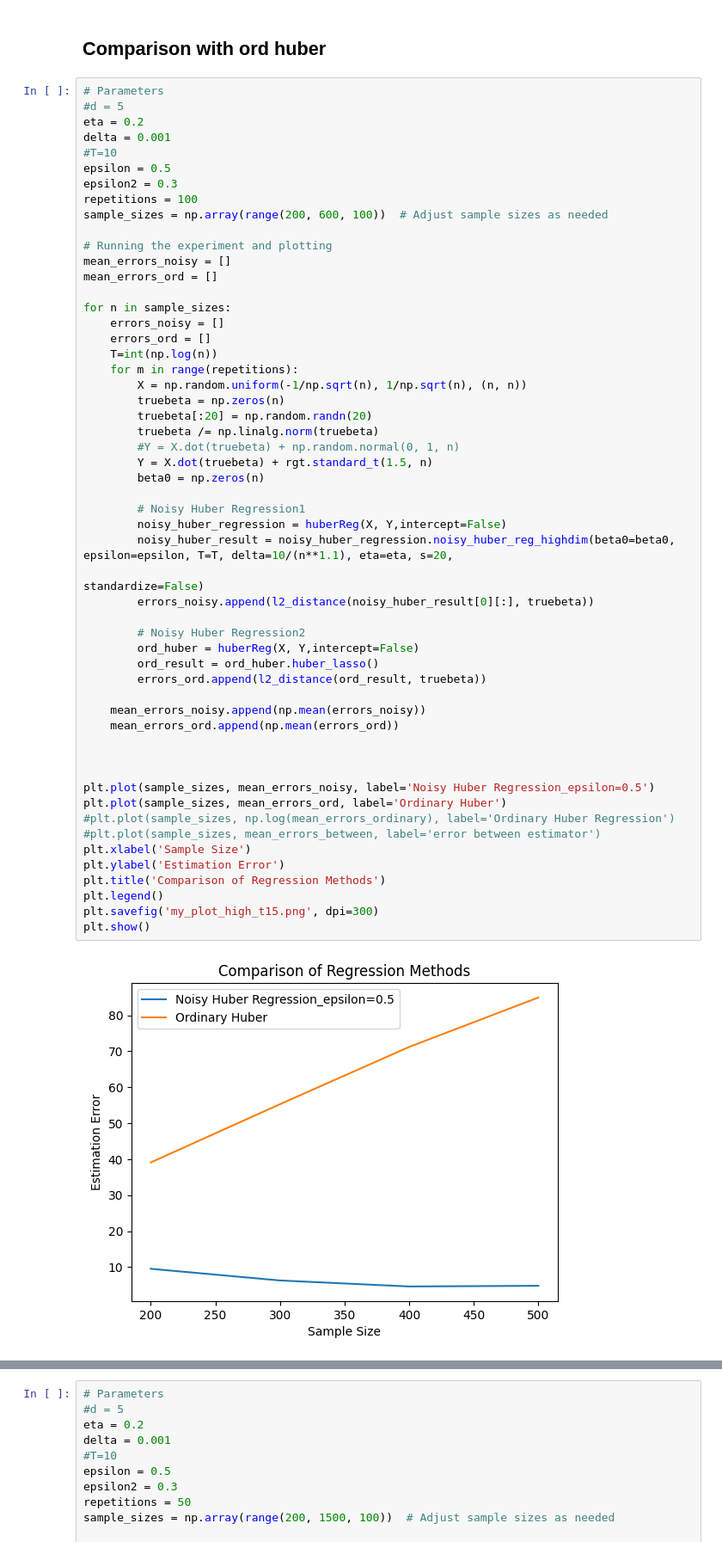
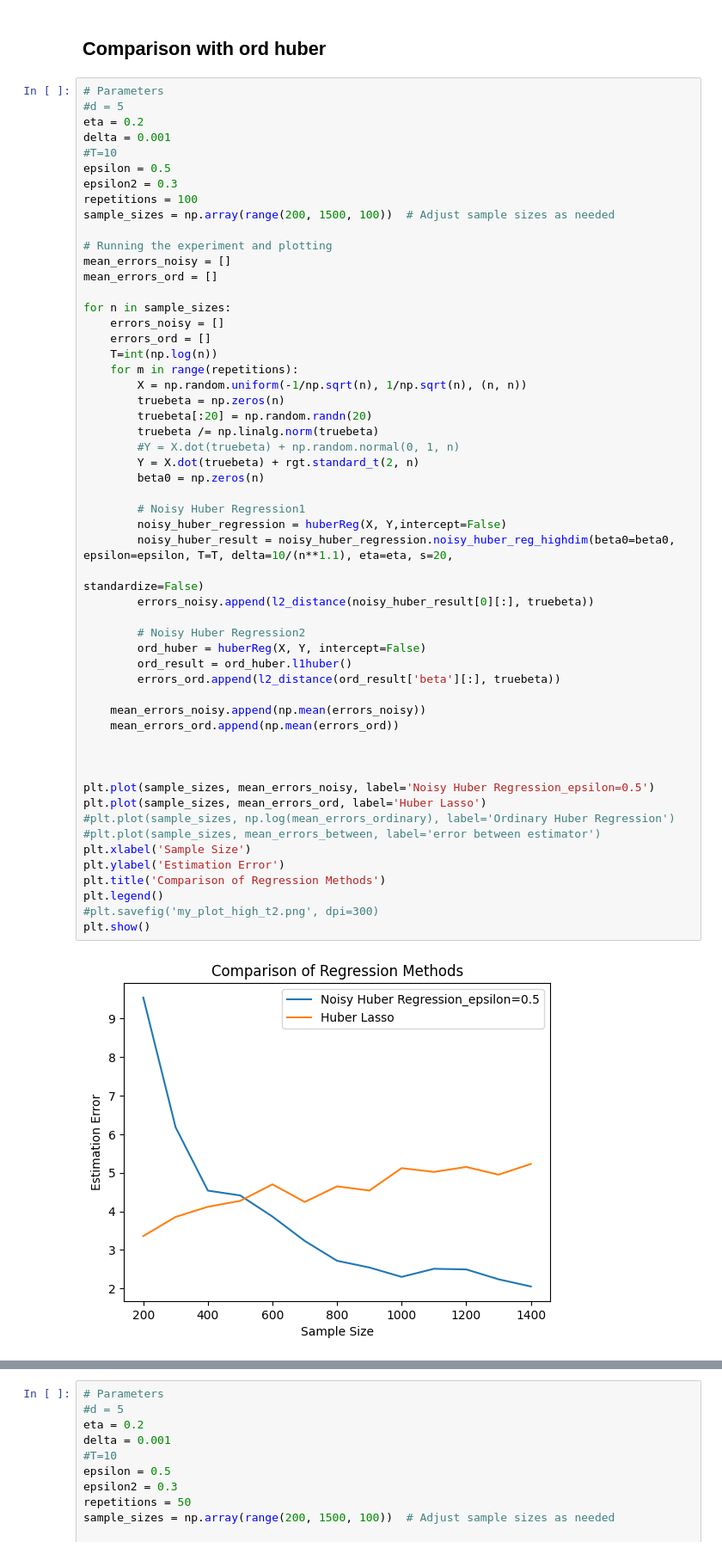
Before and after one commit to hsmoonjohn/DPHuber, a Jupyter notebook: DP_Huber_sim.ipynb, the cells around one changed output, grey strips where cells are left out. Shown: that part at 86% size. Cells and saved outputs as stored; diff of their text form.

```diff
--- a/DP_Huber_sim.ipynb
+++ b/DP_Huber_sim.ipynb
@@ -312,7 +319,7 @@ delta = 0.001
 epsilon = 0.5
 epsilon2 = 0.3
 repetitions = 100
-sample_sizes = np.array(range(200, 600, 100))  # Adjust sample sizes as needed
+sample_sizes = np.array(range(200, 1500, 100))  # Adjust sample sizes as needed
 
 # Running the experiment and plotting
 mean_errors_noisy = []
@@ -325,38 +332,38 @@ for n in sample_sizes:
     for m in range(repetitions):
         X = np.random.uniform(-1/np.sqrt(n), 1/np.sqrt(n), (n, n))
         truebeta = np.zeros(n)
         truebeta[:20] = np.random.randn(20)
         truebeta /= np.linalg.norm(truebeta)
         #Y = X.dot(truebeta) + np.random.normal(0, 1, n)
-        Y = X.dot(truebeta) + rgt.standard_t(1.5, n)
+        Y = X.dot(truebeta) + rgt.standard_t(2, n)
         beta0 = np.zeros(n)
 
         # Noisy Huber Regression1
         noisy_huber_regression = huberReg(X, Y,intercept=False)
         noisy_huber_result = noisy_huber_regression.noisy_huber_reg_highdim(beta0=beta0, epsilon=epsilon, T=T, delta=10/(n**1.1), eta=eta, s=20,
                                                                            standardize=False)
         errors_noisy.append(l2_distance(noisy_huber_result[0][:], truebeta))
 
         # Noisy Huber Regression2
-        ord_huber = huberReg(X, Y,intercept=False)
-        ord_result = ord_huber.huber_lasso()
-        errors_ord.append(l2_distance(ord_result, truebeta))
+        ord_huber = huberReg(X, Y, intercept=False)
+        ord_result = ord_huber.l1huber()
+        errors_ord.append(l2_distance(ord_result['beta'][:], truebeta))
 
     mean_errors_noisy.append(np.mean(errors_noisy))
     mean_errors_ord.append(np.mean(errors_ord))
 
 
 
 plt.plot(sample_sizes, mean_errors_noisy, label='Noisy Huber Regression_epsilon=0.5')
-plt.plot(sample_sizes, mean_errors_ord, label='Ordinary Huber')
+plt.plot(sample_sizes, mean_errors_ord, label='Huber Lasso')
 #plt.plot(sample_sizes, np.log(mean_errors_ordinary), label='Ordinary Huber Regression')
 #plt.plot(sample_sizes, mean_errors_between, label='error between estimator')
 plt.xlabel('Sample Size')
 plt.ylabel('Estimation Error')
 plt.title('Comparison of Regression Methods')
 plt.legend()
-plt.savefig('my_plot_high_t15.png', dpi=300)
+#plt.savefig('my_plot_high_t2.png', dpi=300)
 plt.show()
 # %% [output]
-[figure, old version]
+[figure, new version]
 # %%
```
Also changed, not shown: parts of 22 cells of this notebook, 1 other file.
